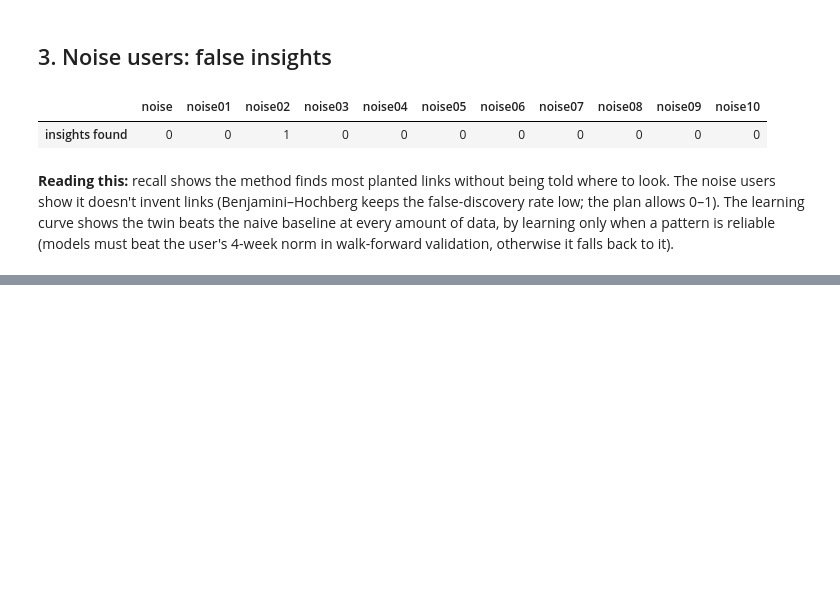
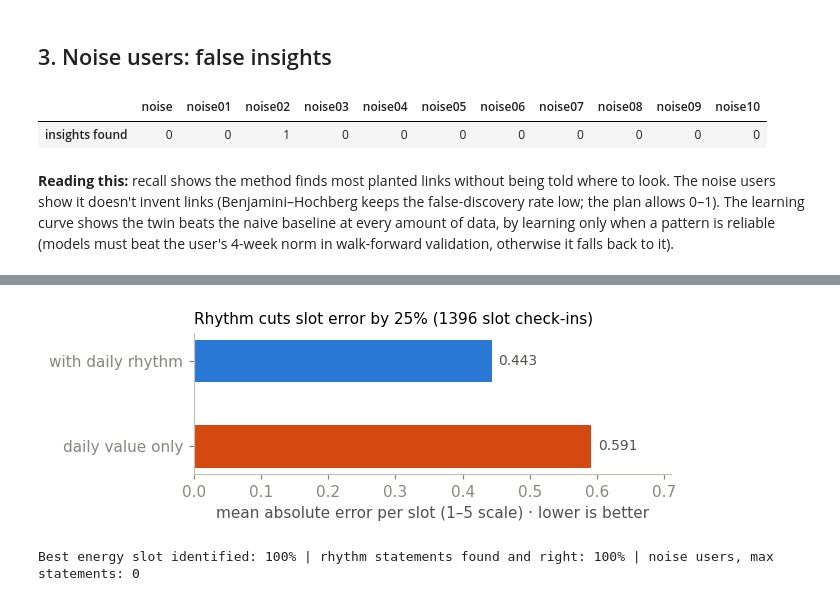
Before and after one commit to Nishit-Daruwala/Digital_Twin, a Jupyter notebook: backend/notebooks/evaluation.ipynb, the cells around one changed output, grey strips where cells are left out. Drawn from its saved outputs; the diff is of its cells as text; code cells hidden in the pictures; blank space fills up the shorter version.

```diff
--- a/backend/notebooks/evaluation.ipynb
+++ b/backend/notebooks/evaluation.ipynb
@@ -123,0 +168,26 @@ must beat the user's 4-week norm in walk-forward validation, otherwise it falls
+# %%
+tod = r["time_of_day"]
+vals = [tod["slot_mae_without"], tod["slot_mae_with_rhythm"]]
+fig, ax = plt.subplots(figsize=(6, 2.2))
+ax.barh(["daily value only", "with daily rhythm"], vals, color=[BASE, TWIN], height=0.5)
+for i, v in enumerate(vals):
+    ax.text(v + 0.01, i, f"{v:.3f}", va="center", fontsize=9, color=INK)
+ax.set_xlim(0, max(vals) * 1.2)
+ax.set_xlabel("mean absolute error per slot (1–5 scale) · lower is better")
+ax.set_title(
+    f"Rhythm cuts slot error by {tod['slot_improvement']:.0%} "
+    f"({tod['n_slot_checks']} slot check-ins)",
+    loc="left",
+    fontsize=10,
+)
+plt.tight_layout()
+save(fig, "time_of_day")
+plt.show()
+print(
+    f"Best energy slot identified: {tod['best_slot_accuracy']:.0%} | rhythm statements "
+    f"found and right: {tod['statement_recall']:.0%} | noise users, max statements: "
+    f"{tod['false_statements_max']}"
+)
+# %% [output]
+[figure, added]
+Best energy slot identified: 100% | rhythm statements found and right: 100% | noise users, max statements: 0
```
Also changed, not shown: parts of 18 cells of this notebook, 30 other files.
